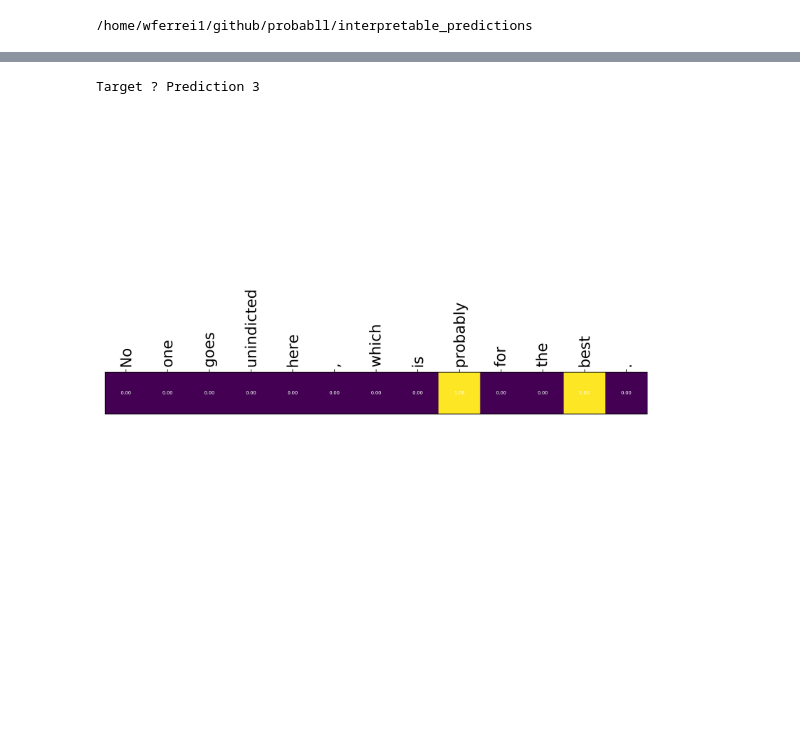
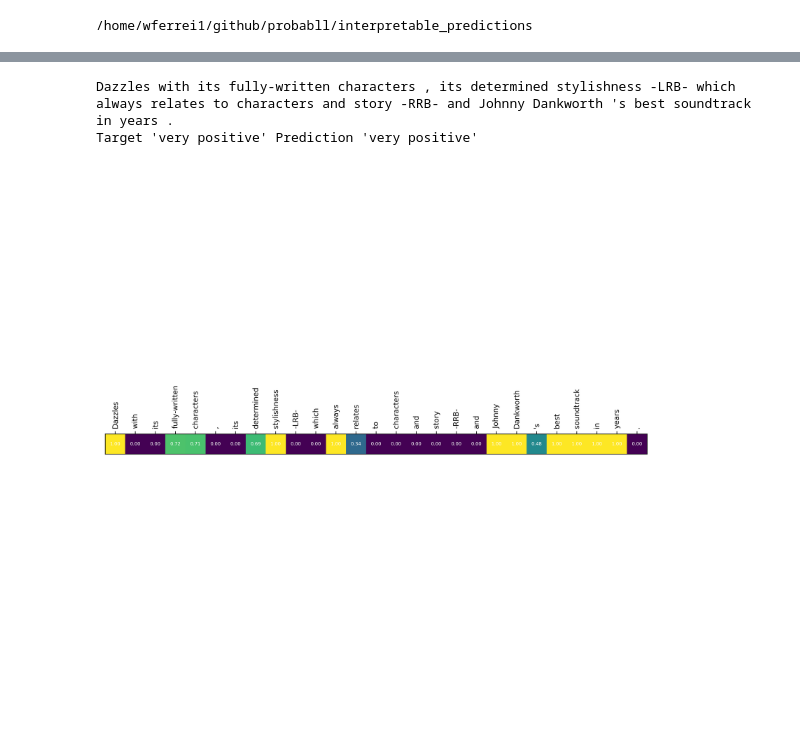
Before and after one commit to bastings/interpretable_predictions, a Jupyter notebook: latent_rationale/sst/Demo.ipynb, the cells around one changed output, grey strips where cells are left out. Drawn from its saved outputs; the diff is of its cells as text; code cells hidden in the pictures; blank space fills up the shorter version.

Commit message:
Demo story

```diff
--- a/latent_rationale/sst/Demo.ipynb
+++ b/latent_rationale/sst/Demo.ipynb
@@ -69,0 +65,7 @@ IndependentLatentModel #params: 543002
+# %%
+trained_models = [
+    'pretrained/beer_latent_30pct',
+    'pretrained/beer_latent_50pct',
+    'pretrained/beer_latent_50pct_coh_002'
+]
+cfg, ckpt, device, model = config(trained_models[1])
@@ -74,5 +120,5 @@ dev acc 0.4595821980013991
 # %%
-def demo(sentence, label=None, labels=None, writeto='tmp'):
+def demo(sentence, label=None, labels=None, writeto='tmp', sentiments={0: 'very negative', 1: 'negative', 2: 'neutral', 3: 'positive', 4: 'very positive', None: '?'}):
     if type(sentence) is str:
         sentence = sentence.split()
     instance = Example(
@@ -82,15 +128,17 @@ def demo(sentence, label=None, labels=None, writeto='tmp'):
     )
     data = [instance]
     _, preds = predict(model, data, batch_size=1, device=device)
-    print("Target %s Prediction %d" % ('?' if label is None else label, preds[0]))
+    print("Target '%s' Prediction '%s'" % (sentiments[label], sentiments[preds[0]]))
     if writeto:
         os.makedirs(writeto, exist_ok=True)
         plot_dataset(model, data, batch_size=1, device=device, save_path=writeto, ext='png')
         return Image(filename='%s/plot0000.z.png' % writeto)
 # %%
 dev_data = list(sst_reader("data/sst/dev.txt"))
-# %%
-demo(dev_data[1].tokens, writeto='demo/1')
-# %% [output]
-Target ? Prediction 3
-[figure, removed]
+# %%
+print(' '.join(dev_data[7].tokens))
+demo(dev_data[7].tokens, dev_data[7].label, writeto='demo/0-7')
+# %% [output]
+Dazzles with its fully-written characters , its determined stylishness -LRB- which always relates to characters and story -RRB- and Johnny Dankworth 's best soundtrack in years .
+Target 'very positive' Prediction 'very positive'
+[figure, added]
```
Also changed, not shown: parts of 8 cells of this notebook.
